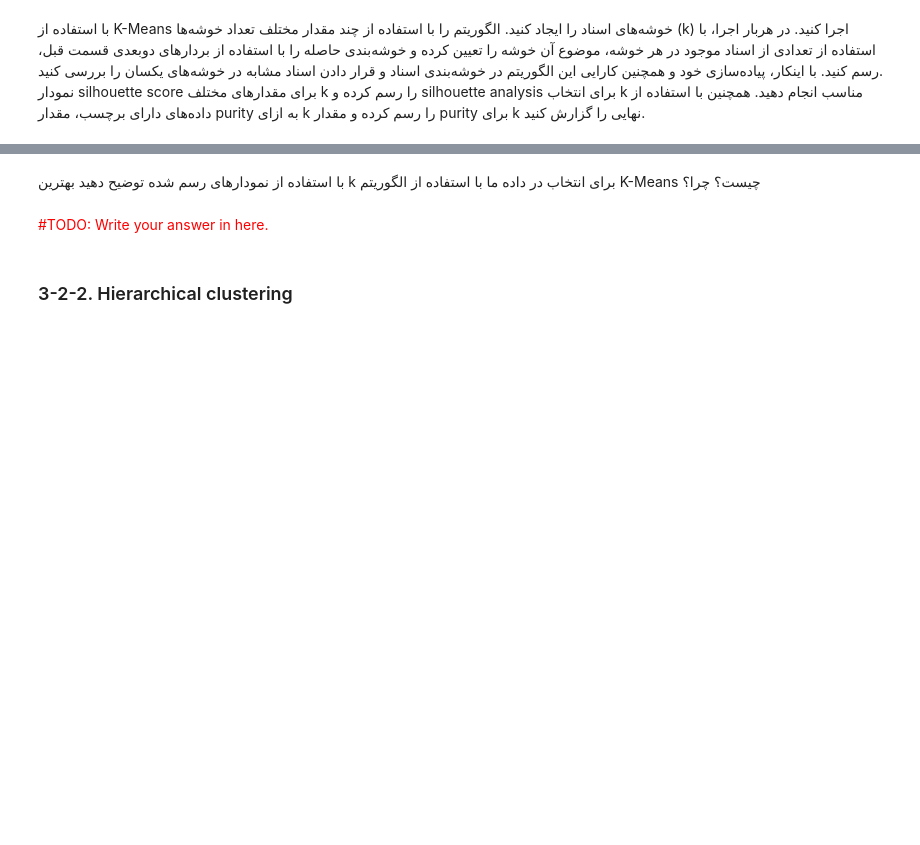
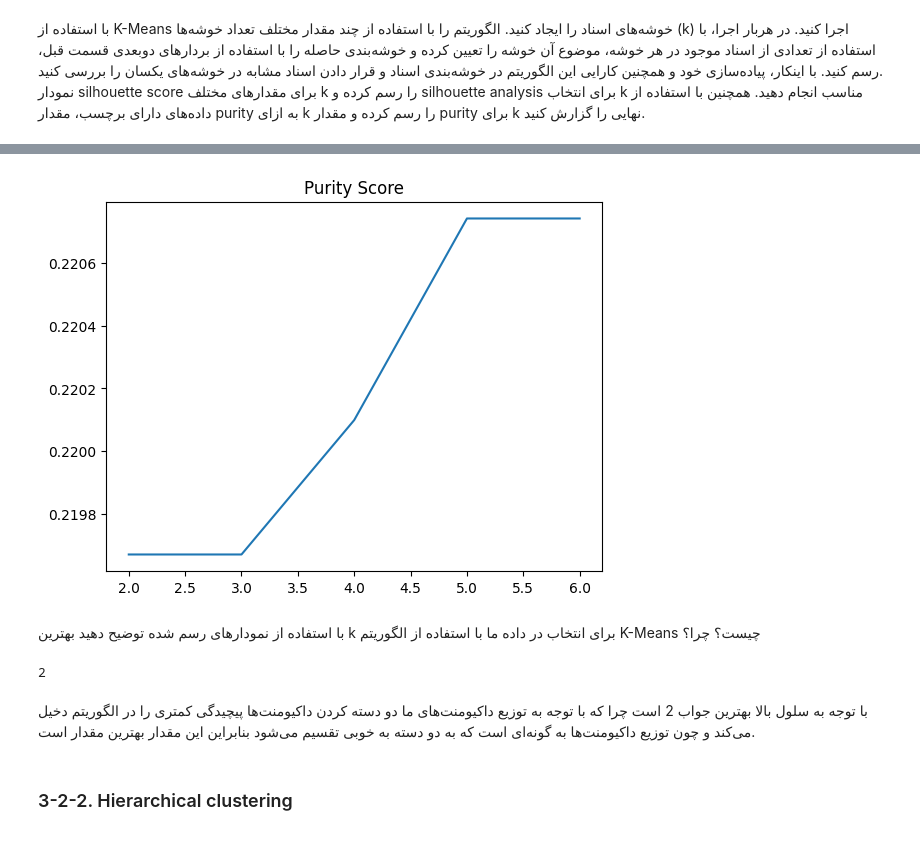
Before and after one commit to alizmhdi/IR-project, a Jupyter notebook: phase-3.ipynb, the cells around one changed output, grey strips where cells are left out. Saved outputs shown, nothing was run; the diff lists cells and outputs as text; code cells hidden in the pictures; blank space fills up the shorter version.

```diff
--- a/phase-3.ipynb
+++ b/phase-3.ipynb
@@ -671,10 +707,24 @@ def purity_score(y_true, y_pred):
+# %%
+plt.plot(range(2, 7), purity_scores)
+plt.title("Purity Score")
+plt.show()
+# %% [output]
+[figure, added]
 # %% [markdown]
 <div dir="rtl">
 با استفاده از نمودارهای رسم شده توضیح دهید بهترین k برای انتخاب در داده ما با استفاده از الگوریتم K-Means چیست؟
 چرا؟
 </div>
-# %% [markdown]
-<span style="color: red;">#TODO: Write your answer in here.</span>
+# %%
+best_k = silhouette_scores.index(max(silhouette_scores)) + 2
+print(best_k)
+# %% [output]
+2
+# %% [markdown]
+<div dir="rtl">
+با توجه به  سلول بالا بهترین جواب 2 است چرا که با توجه به توزیع داکیومنت‌های ما دو دسته کردن داکیومنت‌ها پیچیدگی کمتری را در الگوریتم دخیل می‌کند و چون توزیع داکیومنت‌ها به گونه‌ای است که به دو دسته به خوبی تقسیم می‌شود بنابراین این مقدار بهترین مقدار است.
+
+</div>
 # %% [markdown]
 <div dir="rtl">
 <h3>3-2-2.
```
Also changed, not shown: parts of 16 cells of this notebook.
